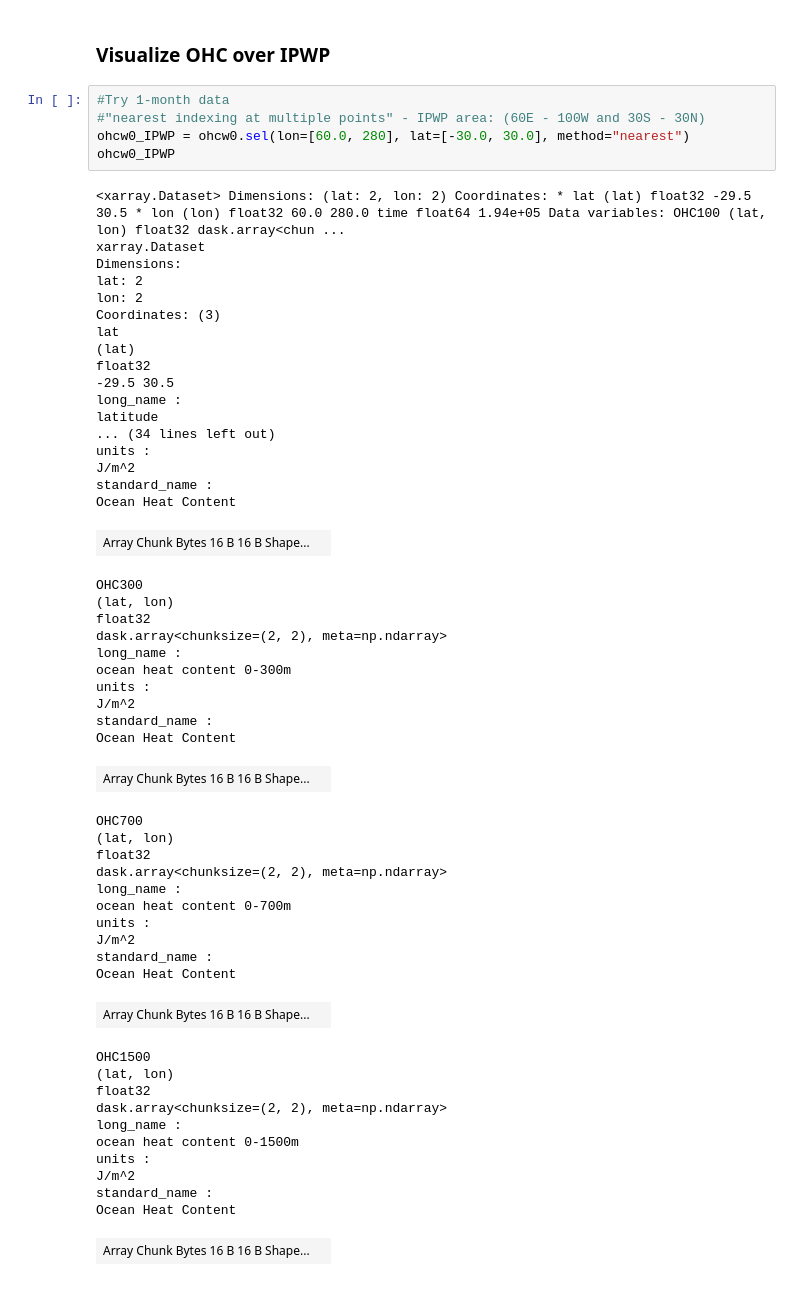
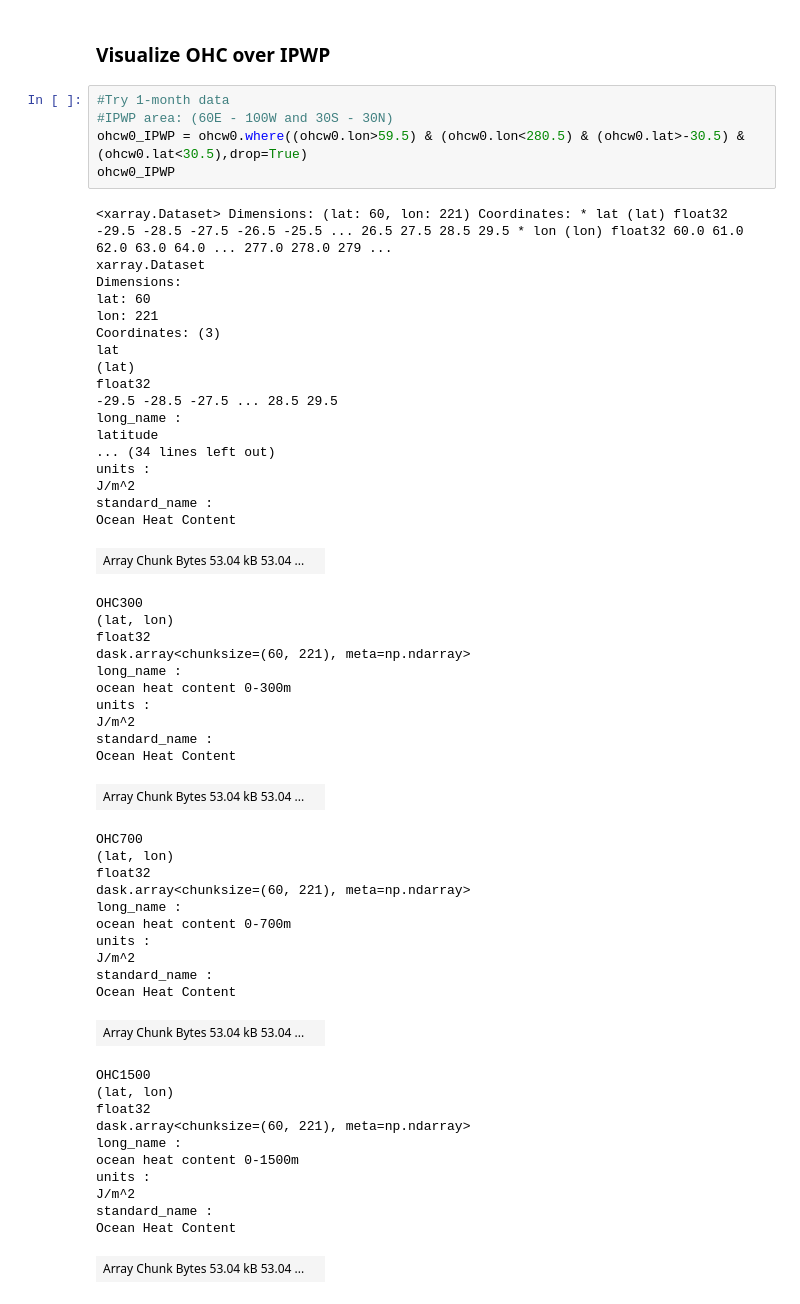
Before and after one commit to noraini0210/noraini0210, a Jupyter notebook: Preliminary_OHC.ipynb, the cells around one changed output. Drawn from its saved outputs; the diff is of its cells as text.

```diff
--- a/Preliminary_OHC.ipynb
+++ b/Preliminary_OHC.ipynb
@@ -303,61 +303,61 @@ plt.show()
 ### **Visualize OHC over IPWP**
 # %%
 #Try 1-month data
-#"nearest indexing at multiple points" - IPWP area: (60E - 100W and 30S - 30N)
-ohcw0_IPWP = ohcw0.sel(lon=[60.0, 280], lat=[-30.0, 30.0], method="nearest")
+#IPWP area: (60E - 100W and 30S - 30N)
+ohcw0_IPWP = ohcw0.where((ohcw0.lon>59.5) & (ohcw0.lon<280.5) & (ohcw0.lat>-30.5) & (ohcw0.lat<30.5),drop=True)
 ohcw0_IPWP
 # %% [output]
-<xarray.Dataset> Dimensions: (lat: 2, lon: 2) Coordinates: * lat (lat) float32 -29.5 30.5 * lon (lon) float32 60.0 280.0 time float64 1.94e+05 Data variables: OHC100 (lat, lon) float32 dask.array<chun ...
+<xarray.Dataset> Dimensions: (lat: 60, lon: 221) Coordinates: * lat (lat) float32 -29.5 -28.5 -27.5 -26.5 -25.5 ... 26.5 27.5 28.5 29.5 * lon (lon) float32 60.0 61.0 62.0 63.0 64.0 ... 277.0 278.0 279 ...
 xarray.Dataset
 Dimensions:
-lat: 2
-lon: 2
+lat: 60
+lon: 221
 Coordinates: (3)
 lat
 (lat)
 float32
--29.5 30.5
+-29.5 -28.5 -27.5 ... 28.5 29.5
 long_name :
 latitude
 ... (34 lines left out)
 units :
 J/m^2
 standard_name :
 Ocean Heat Content
-| Array Chunk Bytes 16 B 16 B Shape... |  |
+| Array Chunk Bytes 53.04 kB 53.04 ... |  |
 OHC300
 (lat, lon)
 float32
-dask.array<chunksize=(2, 2), meta=np.ndarray>
+dask.array<chunksize=(60, 221), meta=np.ndarray>
 long_name :
 ocean heat content 0-300m
 units :
 J/m^2
 standard_name :
 Ocean Heat Content
-| Array Chunk Bytes 16 B 16 B Shape... |  |
+| Array Chunk Bytes 53.04 kB 53.04 ... |  |
 OHC700
 (lat, lon)
 float32
-dask.array<chunksize=(2, 2), meta=np.ndarray>
+dask.array<chunksize=(60, 221), meta=np.ndarray>
 long_name :
 ocean heat content 0-700m
 units :
 J/m^2
 standard_name :
 Ocean Heat Content
-| Array Chunk Bytes 16 B 16 B Shape... |  |
+| Array Chunk Bytes 53.04 kB 53.04 ... |  |
 OHC1500
 (lat, lon)
 float32
-dask.array<chunksize=(2, 2), meta=np.ndarray>
+dask.array<chunksize=(60, 221), meta=np.ndarray>
 long_name :
 ocean heat content 0-1500m
 units :
 J/m^2
 standard_name :
 Ocean Heat Content
-| Array Chunk Bytes 16 B 16 B Shape... |  |
+| Array Chunk Bytes 53.04 kB 53.04 ... |  |
 OHC2000
 (lat, lon)
 float32
```
Also changed, not shown: parts of 3 cells of this notebook.
